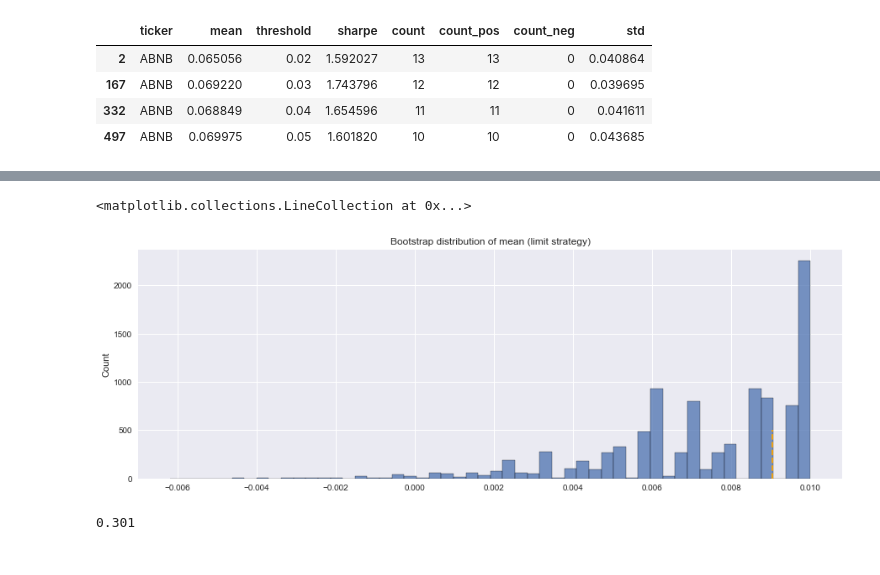
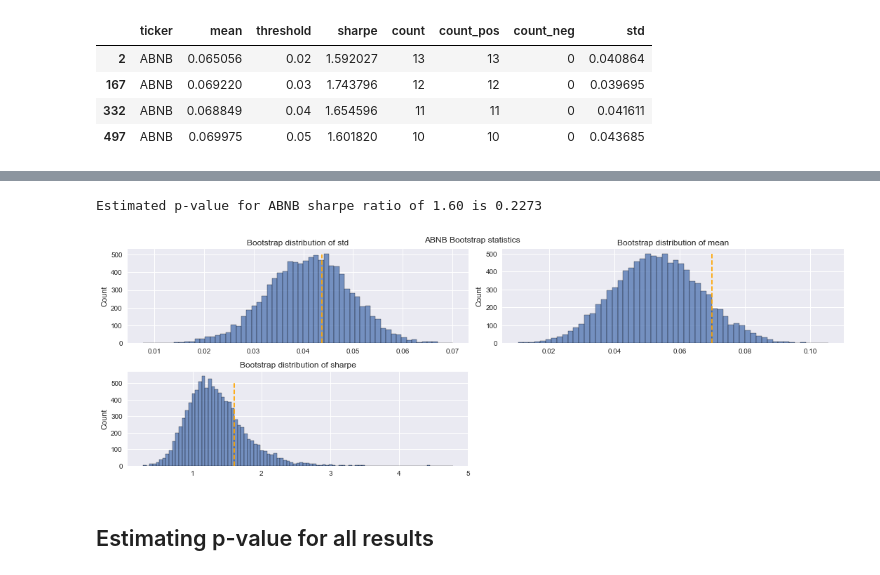
Before and after one commit to yh2n/financial-analysis-v2, a Jupyter notebook: notebooks/close_to_high_analytics.ipynb, the cells around one changed output, grey strips where cells are left out. Drawn from its saved outputs; the diff is of its cells as text; code cells hidden in the pictures.

```diff
--- a/notebooks/close_to_high_analytics.ipynb
+++ b/notebooks/close_to_high_analytics.ipynb
@@ -209,16 +188,0 @@ Could look at estimates of variance on the sell days as an upper-bound for retur
-# %%
-all_stats = []
-last_3y_stats = []
-
-for threshold in MOVE_THRESHOLDS:
-    returns = tm.threshold_momentum_limit_returns(
-        close_prices, hi_prices, threshold, 0.01)
-    last_3y_returns = tm.threshold_momentum_limit_returns(
-        close_prices.last('3Y'), hi_prices.last('3Y'), threshold, 0.01)
-
-    all_stats.extend(tm.calculate_stats(returns, threshold))
-    last_3y_stats.extend(
-        tm.calculate_stats(last_3y_returns, threshold))
-
-stats_df = pd.DataFrame(all_stats)
-last_3y_stats_df = pd.DataFrame(last_3y_stats)
@@ -253,20 +188,0 @@ stats_df.sort_values('mean', ascending=False).head(10)
-# %%
-airbnb_stats = stats_df.loc[497]
-
-res = bootstrap(
-        np.minimum(0.01, close_to_high['ABNB']),
-    lambda x: x.mean(),
-    airbnb_stats['count'], 10000)
-
-sns.histplot(res)
-plt.title('Bootstrap distribution of mean (limit strategy)')
-plt.vlines(
-    [airbnb_stats['mean']],
-    0, 500, linestyle='--', color='orange')
-# %% [output]
-<matplotlib.collections.LineCollection at 0x...>
-[figure, removed]
-# %%
-np.mean([sharpe > stats_df.loc[airbnb_ind, 'mean'] for sharpe in res])
-# %% [output]
-0.301
@@ -275,0 +189,8 @@ last_three_years_thres_data_df.to_csv('last_three_years_thres_data.csv')
+# %%
+# close-to-high is our baseline since we assume we can always sell at the high in this strategy.
+visualize_bootstrap(close_to_high, stats_df, 497)
+# %% [output]
+Estimated p-value for ABNB sharpe ratio of 1.60 is 0.2273
+[figure, added]
+# %% [markdown]
+## Estimating p-value for all results
```
Also changed, not shown: parts of 53 cells of this notebook.
